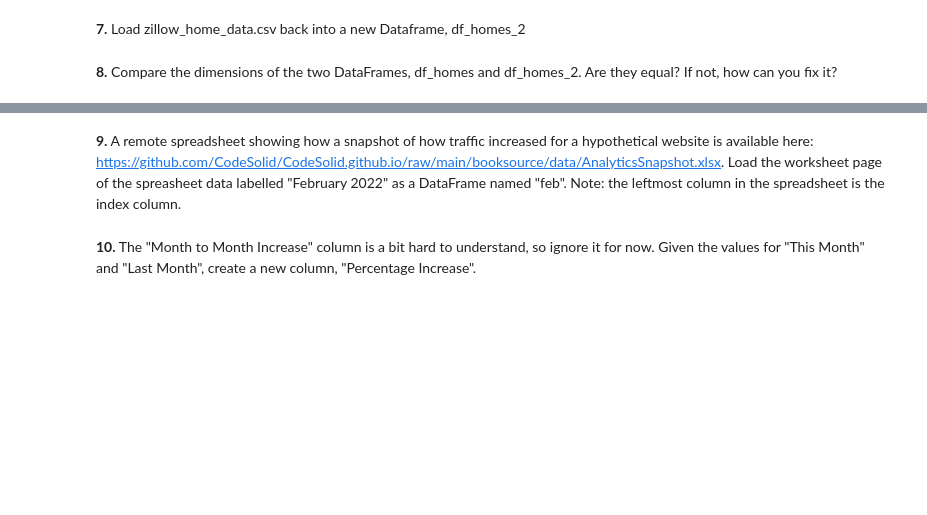
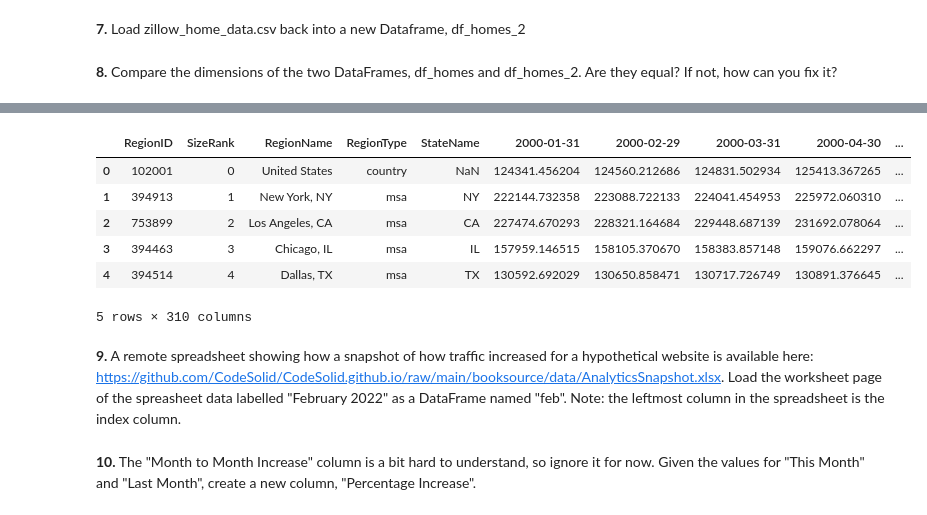
Before and after one commit to vrmelox/python_strike_for_perfection, a Jupyter notebook: booksource/exercises/PandasExercises.ipynb, the cells around one changed output, grey strips where cells are left out. Saved outputs shown, nothing was run; the diff lists cells and outputs as text; code cells hidden in the pictures; blank space fills up the shorter version.

```diff
--- a/booksource/exercises/PandasExercises.ipynb
+++ b/booksource/exercises/PandasExercises.ipynb
@@ -34,3 +115,13 @@ Open this file as a DataFrame named df_homes in Pandas.
+# %%
+df_homes.head()
+# %% [output]
+|  | RegionID | SizeRank | RegionName | RegionType | StateName | 2000-01-31 | 2000-02-29 | 2000-03-31 | 2000-04-30 | ... |
+| 0 | 102001 | 0 | United States | country | NaN | 124341.456204 | 124560.212686 | 124831.502934 | 125413.367265 | ... |
+| 1 | 394913 | 1 | New York, NY | msa | NY | 222144.732358 | 223088.722133 | 224041.454953 | 225972.060310 | ... |
+| 2 | 753899 | 2 | Los Angeles, CA | msa | CA | 227474.670293 | 228321.164684 | 229448.687139 | 231692.078064 | ... |
+| 3 | 394463 | 3 | Chicago, IL | msa | IL | 157959.146515 | 158105.370670 | 158383.857148 | 159076.662297 | ... |
+| 4 | 394514 | 4 | Dallas, TX | msa | TX | 130592.692029 | 130650.858471 | 130717.726749 | 130891.376645 | ... |
+5 rows × 310 columns
 # %% [markdown]
 **9.** A remote spreadsheet showing how a snapshot of how traffic increased for a hypothetical website is available here: https://github.com/CodeSolid/CodeSolid.github.io/raw/main/booksource/data/AnalyticsSnapshot.xlsx. Load the worksheet page of the spreasheet data labelled "February 2022" as a DataFrame named "feb".  Note: the leftmost column in the spreadsheet is the index column.
 # %% [markdown]
```
Also changed, not shown: parts of 9 cells of this notebook.
